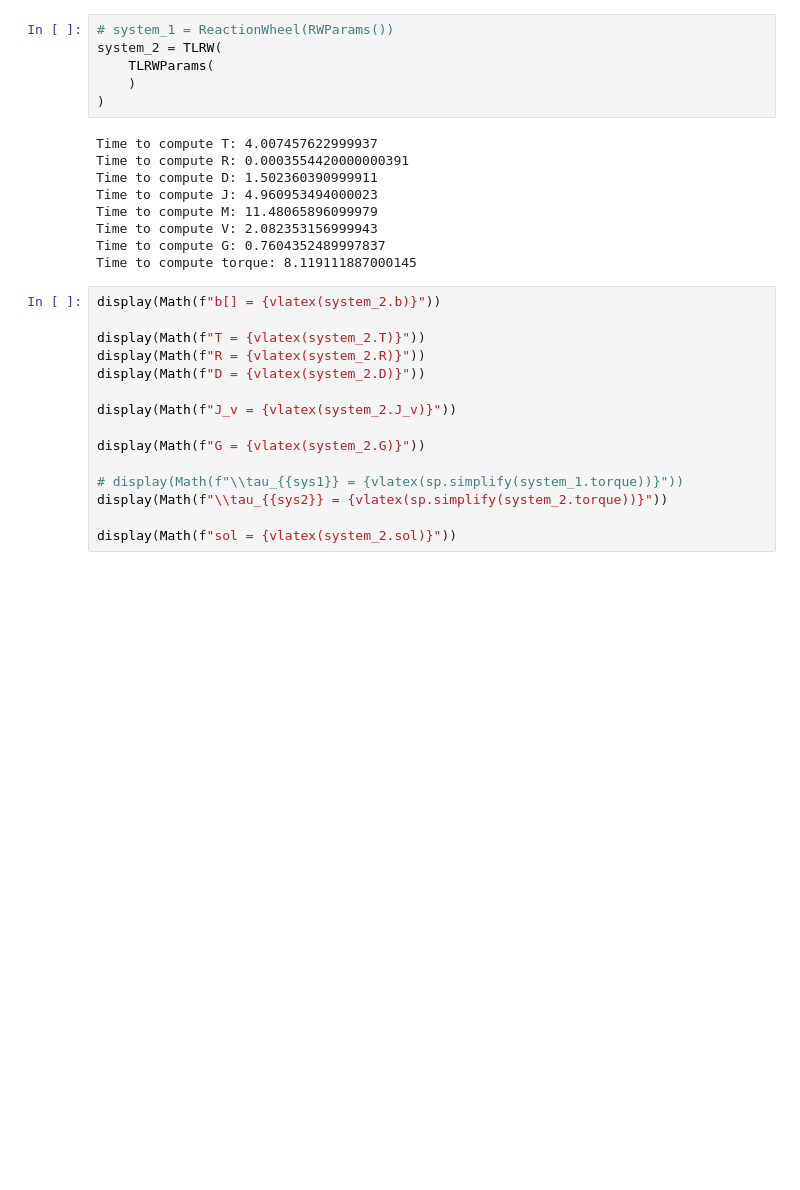
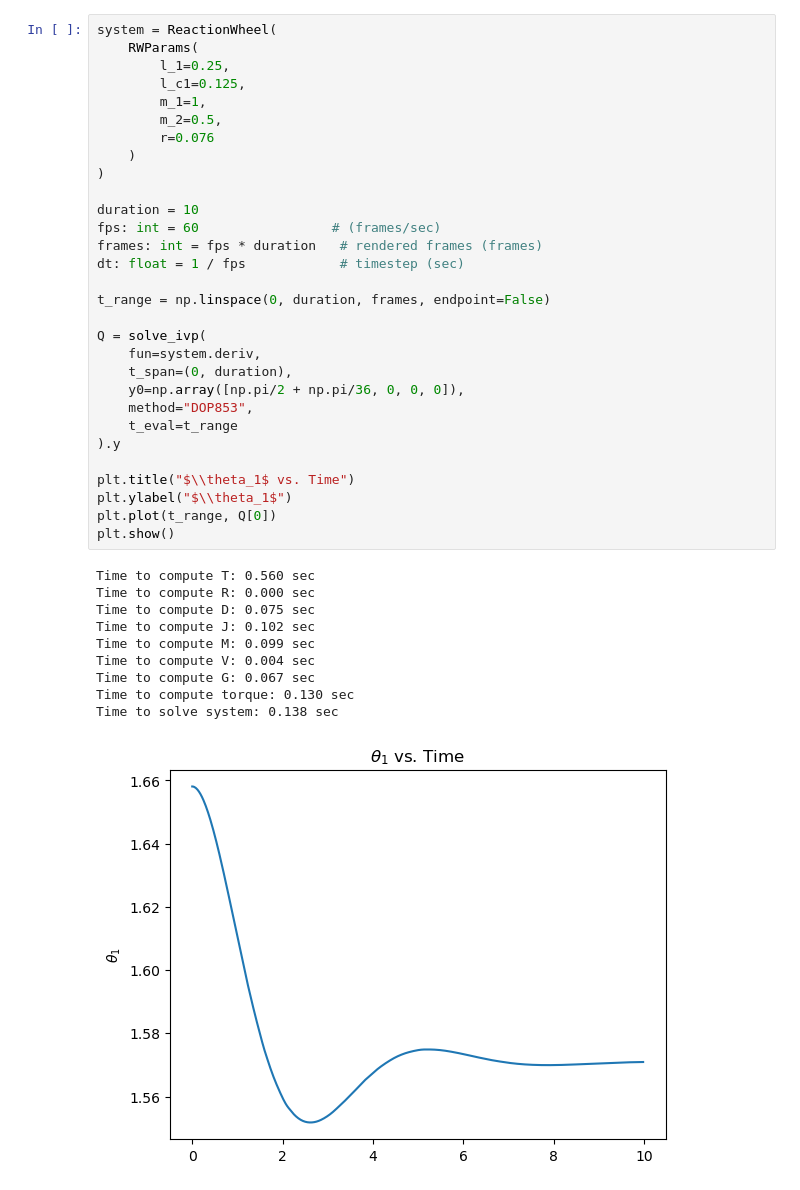
Before and after one commit to koreanmelon/me139-project, a Jupyter notebook: src/system_inspector.ipynb, the cells around one changed output. Cells and saved outputs as stored; diff of their text form; blank space fills up the shorter version.

```diff
--- a/src/system_inspector.ipynb
+++ b/src/system_inspector.ipynb
@@ -7,30 +10,41 @@ from sympy.physics.mechanics import vlatex
-# %%
-# system_1 = ReactionWheel(RWParams())
-system_2 = TLRW(
-    TLRWParams(
-    )
-)
-# %% [output]
-Time to compute T: 4.007457622999937
-Time to compute R: 0.0003554420000000391
-Time to compute D: 1.502360390999911
-Time to compute J: 4.960953494000023
-Time to compute M: 11.48065896099979
-Time to compute V: 2.082353156999943
-Time to compute G: 0.7604352489997837
-Time to compute torque: 8.119111887000145
-# %%
-display(Math(f"b[] = {vlatex(system_2.b)}"))
-
-display(Math(f"T = {vlatex(system_2.T)}"))
-display(Math(f"R = {vlatex(system_2.R)}"))
-display(Math(f"D = {vlatex(system_2.D)}"))
-
-display(Math(f"J_v = {vlatex(system_2.J_v)}"))
-
-display(Math(f"G = {vlatex(system_2.G)}"))
-
-# display(Math(f"\\tau_{{sys1}} = {vlatex(sp.simplify(system_1.torque))}"))
-display(Math(f"\\tau_{{sys2}} = {vlatex(sp.simplify(system_2.torque))}"))
-
-display(Math(f"sol = {vlatex(system_2.sol)}"))
+# %%
+system = ReactionWheel(
+    RWParams(
+        l_1=0.25,
+        l_c1=0.125,
+        m_1=1,
+        m_2=0.5,
+        r=0.076
+    )
+)
+
+duration = 10
+fps: int = 60                 # (frames/sec)
+frames: int = fps * duration   # rendered frames (frames)
+dt: float = 1 / fps            # timestep (sec)
+
+t_range = np.linspace(0, duration, frames, endpoint=False)
+
+Q = solve_ivp(
+    fun=system.deriv,
+    t_span=(0, duration),
+    y0=np.array([np.pi/2 + np.pi/36, 0, 0, 0]),
+    method="DOP853",
+    t_eval=t_range
+).y
+
+plt.title("$\\theta_1$ vs. Time")
+plt.ylabel("$\\theta_1$")
+plt.plot(t_range, Q[0])
+plt.show()
+# %% [output]
+Time to compute T: 0.560 sec
+Time to compute R: 0.000 sec
+Time to compute D: 0.075 sec
+Time to compute J: 0.102 sec
+Time to compute M: 0.099 sec
+Time to compute V: 0.004 sec
+Time to compute G: 0.067 sec
+Time to compute torque: 0.130 sec
+Time to solve system: 0.138 sec
+[figure, added]
```
Also changed, not shown: parts of 2 cells of this notebook, 7 other files.
